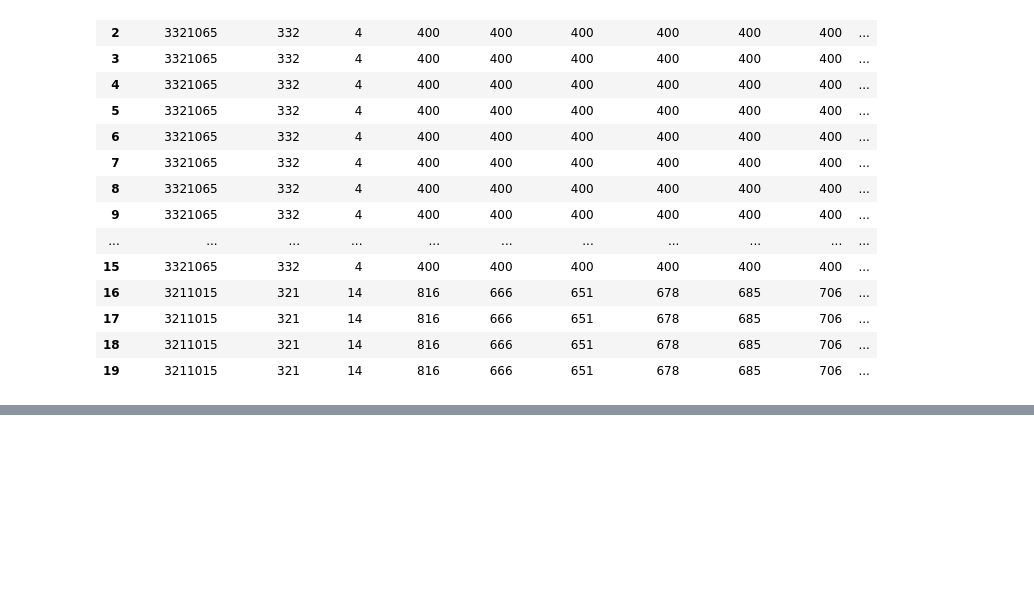
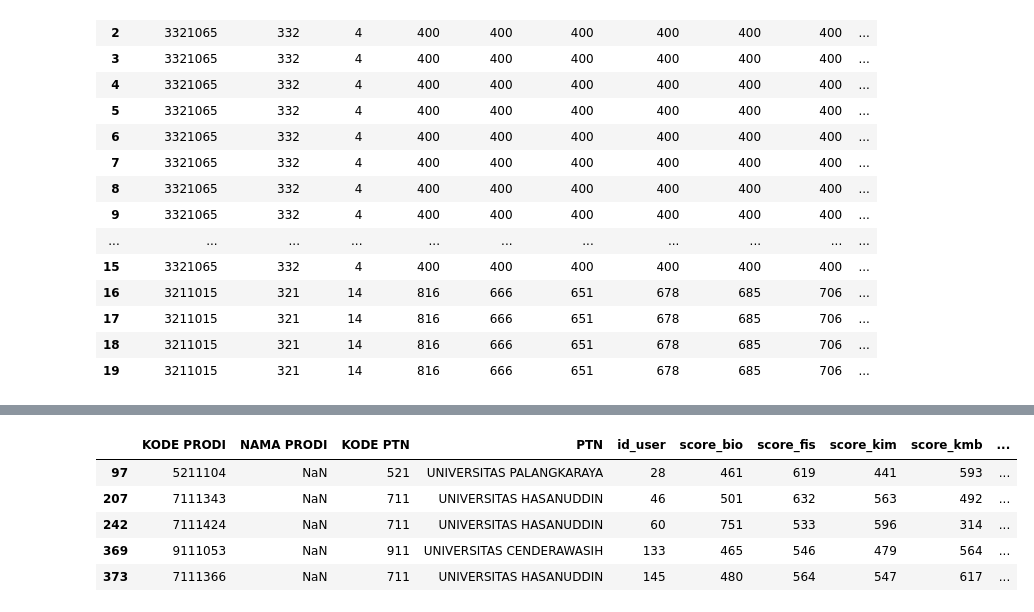
Before and after one commit to amandasbrn/data-cleaning-utbk-2019, a Jupyter notebook: data-cleaning-utbk-2019.ipynb, the cells around one changed output, grey strips where cells are left out. Saved outputs shown, nothing was run; the diff lists cells and outputs as text; code cells hidden in the pictures; blank space fills up the shorter version.

```diff
--- a/data-cleaning-utbk-2019.ipynb
+++ b/data-cleaning-utbk-2019.ipynb
@@ -34,0 +6,12 @@ df3.head()
+# %%
+# i make 3 different dataframes that i will merge later
+
+# df1_nilai contains choice of university & major code and test scores
+
+# df_2_univ contains university code and university name
+
+# df3_prodi contains major code and name
+
+df1_nilai = pd.read_excel('utbk-saintek.xlsx', sheet_name = 'nilai')
+df2_univ = pd.read_excel('utbk-saintek.xlsx', sheet_name = 'univ')
+df3_prodi = pd.read_excel('utbk-saintek.xlsx', sheet_name = 'prodi')
@@ -35,5 +51,7 @@ df3.head()
 # %%
-df4 = df1.merge(df2, on = 'KODE PTN', how='left')
+# create new dataframe to merge df1_nilai with df2_univ based on KODE PTN or university code
+
+df4 = df1_nilai.merge(df2_univ, on = 'KODE PTN', how='left')
 
 df4.head(20)
 # %% [output]
@@ -67,0 +75,4 @@ df5.head()
+# %%
+# now i create new dataframe to merge df4 with df3_prodi based on KODE PRODI or major code
+
+df5 = df4.merge(df3_prodi, on = 'KODE PRODI', how='left')
@@ -241,0 +121,12 @@ df7.head()
+# %%
+# do you see that 'NaN' values? I'm getting suspicious here. Let's check the NaN values i get.
+
+nan_df = df5[df5.isna().any(axis=1)]
+nan_df.head()
+# %% [output]
+|  | KODE PRODI | NAMA PRODI | KODE PTN | PTN | id_user | score_bio | score_fis | score_kim | score_kmb | ... |
+| 97 | 5211104 | NaN | 521 | UNIVERSITAS PALANGKARAYA | 28 | 461 | 619 | 441 | 593 | ... |
+| 207 | 7111343 | NaN | 711 | UNIVERSITAS HASANUDDIN | 46 | 501 | 632 | 563 | 492 | ... |
+| 242 | 7111424 | NaN | 711 | UNIVERSITAS HASANUDDIN | 60 | 751 | 533 | 596 | 314 | ... |
+| 369 | 9111053 | NaN | 911 | UNIVERSITAS CENDERAWASIH | 133 | 465 | 546 | 479 | 564 | ... |
+| 373 | 7111366 | NaN | 711 | UNIVERSITAS HASANUDDIN | 145 | 480 | 564 | 547 | 617 | ... |
```
Also changed, not shown: parts of 56 cells of this notebook.
